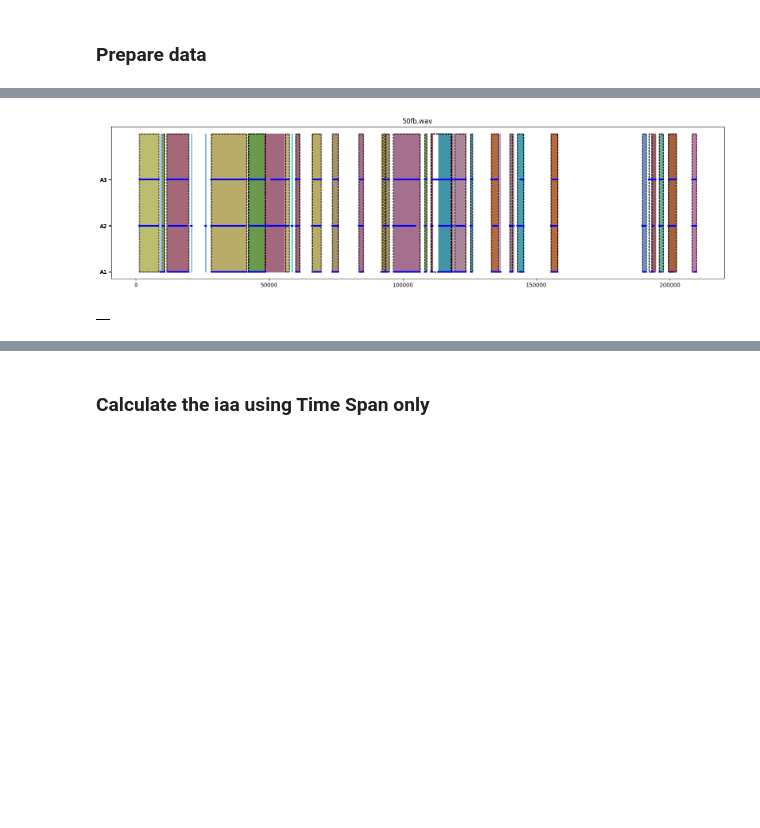
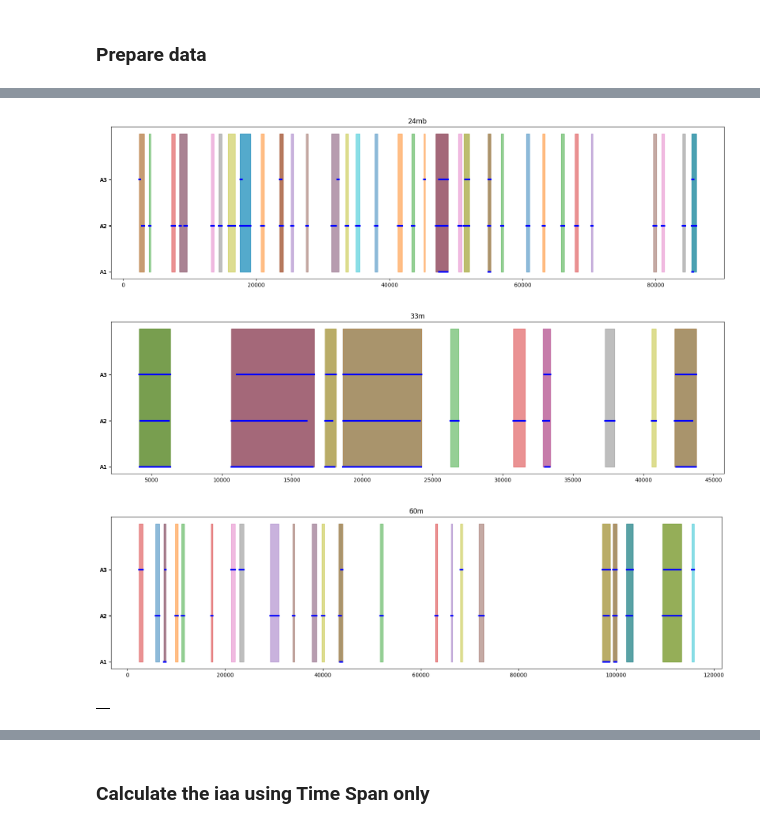
Before and after one commit to rufaelfekadu/Stutter-detection, a Jupyter notebook: notebooks/our_annotations.ipynb, the cells around one changed output, grey strips where cells are left out. Saved outputs shown, nothing was run; the diff lists cells and outputs as text; code cells hidden in the pictures; blank space fills up the shorter version.

```diff
--- a/notebooks/our_annotations.ipynb
+++ b/notebooks/our_annotations.ipynb
@@ -74,10 +74,10 @@ def score(row1, row2, weights=(0.33, 0.33, 0.34)):
 def score_multiple(row1, row2):
     return np.mean([score(r1, r2) for r1 in row1 for r2 in row2])
 # %%
-df = pd.read_csv('../datasets/fluencybank/csv/test/reading_test.csv')
-df['timevr'] = df.iloc[:, 2:].apply(lambda row: Vector(row[0], row[1]), axis=1)
-df['annotations'] = df.iloc[:, 2:].apply(lambda row: [Vector(row[0], row[1]), row[2:]], axis=1)
-df_ann = df[df['anotator'].isin(['A1', 'A2', 'A3'])]
-df_gold = df[df['anotator'] == 'Gold']
-df.head()
+df = pd.read_csv('../datasets/fluencybank/our_annotations/reading/csv/total_label.csv')
+df['timevr'] = df.apply(lambda row: Vector(row['start'], row['end']), axis=1)
+df['annotations'] = df.apply(lambda row: [Vector(row['start'], row['end']), row['label']], axis=1)
+df_ann = df[df['annotator'].isin(['A1', 'A2', 'A3'])]
+df_gold = df[df['annotator'] == 'Gold']
+df_ann.head()
 # %% [output]
@@ -112,6 +112,7 @@ def fragment_by_overlaps(annodf, uid_colname, item_colname, label_colname, decom
         newItemVR = []
         uid = []
         label = []
+        timevr = []
         goldtimevr = []
         goldlabel = []
         for region in regions:
@@ -121,19 +122,20 @@ def fragment_by_overlaps(annodf, uid_colname, item_colname, label_colname, decom
                     newItemID.append(F"{item_id}-{region}")
                     newItemVR.append(region)
                     uid.append(row[uid_colname])
-                    label.append(row[label_colname])
+                    label.append(row['label'])
+                    timevr.append(row['timevr'])
                     if gold_df is not None:
                         # get the gold label that intersects with the region
                         gold_timevr = [vr[0] for vr in gold_df[(gold_df[item_colname] == item_id)][label_colname] if region.intersects(vr[0])]
                         gold_timevr = gold_timevr[0] if len(gold_timevr) > 0 else None
                         goldtimevr.append(gold_timevr)
 
-                        gold_label = [lbl for lbl in gold_df[(gold_df[item_colname] == item_id)][label_colname] if region.intersects(lbl[0])]
+                        gold_label = [lbl[1] for lbl in gold_df[(gold_df[item_colname] == item_id)][label_colname] if region.intersects(lbl[0])]
                         gold_label = gold_label[0] if len(gold_label) > 0 else None
                         goldlabel.append(gold_label)
                     else:
                         goldtimevr.append(None)
-        resultdfs.append(pd.DataFrame({"origItemID":origItemID, "newItemID":newItemID, "newItemVR":newItemVR, uid_colname:uid, label_colname:label, "goldTimeVR":goldtimevr, "gold":goldlabel}))
+        resultdfs.append(pd.DataFrame({"origItemID":origItemID, "newItemID":newItemID, "newItemVR":newItemVR, uid_colname:uid, label_colname:label, "timevr":timevr, "goldTimeVR":goldtimevr, "gold":goldlabel}))
     return pd.concat(resultdfs)
 
 def decomp_fn(vectorranges, use_centroids=True, dist_fn=None):
@@ -166,7 +168,7 @@ def decomp_fn(vectorranges, use_centroids=True, dist_fn=None):
 
     return result
 
-grannodf = fragment_by_overlaps(df_ann, "anotator", "media_file", "annotations", decomp_fn, gold_df=df_gold)
+grannodf = fragment_by_overlaps(df_ann, "annotator", "media_file", "annotations", decomp_fn, gold_df=df_gold)
 # grannodf['gold'] = grannodf['gold'].apply(lambda x: x[0] if len(x) > 0 else None)
 grannodf.head()
 # %% [output]
@@ -182,37 +197,39 @@ TypeError: 'Vector' object is not subscriptable
 # %%
 # visualize groupings
 from matplotlib.patches import Rectangle
 def plot_vectorranges(vr,y, color='b', linewidth=1, alpha=1):
     plt.plot([vr.start, vr.end], y, color=color, linewidth=linewidth, alpha=alpha)
 
 def plot_ann(data):
-    vrs = [va[0] for va in data['annotations']]
-    ys = [i for i in data['anotator_id']]
+    vrs = [va for va in data['timevr']]
+    ys = [i for i in data['annotator_id']]
     unique_items = data['newItemID'].unique()
 
     # colors = sns.color_palette('tab10', n_colors=len(unique_items))
 
     fig, ax = plt.subplots(figsize=(20, 5))
     for vr, y in zip(vrs, ys):
         plot_vectorranges(vr, [y,y], linewidth=3)
 
     colors = sns.color_palette('tab10', n_colors=len(unique_items))
     # plot the groupings
     for i,vr in enumerate(data['newItemVR']):
         color = i % len(colors)
         ax.add_patch(Rectangle((vr.start, 0), len(vr), 3, alpha=0.5, color=colors[color]))
     # plot the gold annotation with dashed rectangle
     for i,vr in enumerate(data['gold']):
         if vr:
-            ax.add_patch(Rectangle((vr.start, 0), len(vr), 3, linestyle='--', facecolor='none', fill=None))
+            ax.add_patch(Rectangle((vr[0].start, 0), len(vr[0]), 3, linestyle='--', facecolor='none', fill=None))
 
-    plt.yticks(ys, data['anotator'])
+    plt.yticks(ys, data['annotator'])
     plt.title(data['origItemID'].values[0])
     plt.show()
 
-grannodf['anotator_id'] = grannodf['anotator'].astype('category').cat.codes
-grannodf['timeVr'] = grannodf['annotations'].apply(lambda x: x[0])
+grannodf['annotator_id'] = grannodf['annotator'].astype('category').cat.codes
+# grannodf['timeVr'] = grannodf['annotations'].apply(lambda x: x[0])
 grannodf.iloc[:100].groupby('origItemID').apply(plot_ann)
 # %% [output]
-[figure, old version]
+[figure, new version]
+[figure, added]
+[figure, added]
 |  |
```
Also changed, not shown: parts of 17 cells of this notebook, 10 other files.
